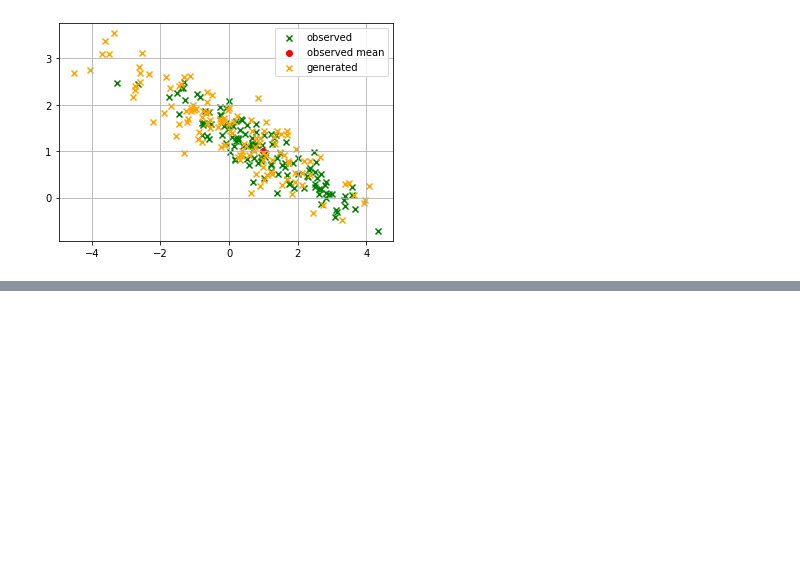
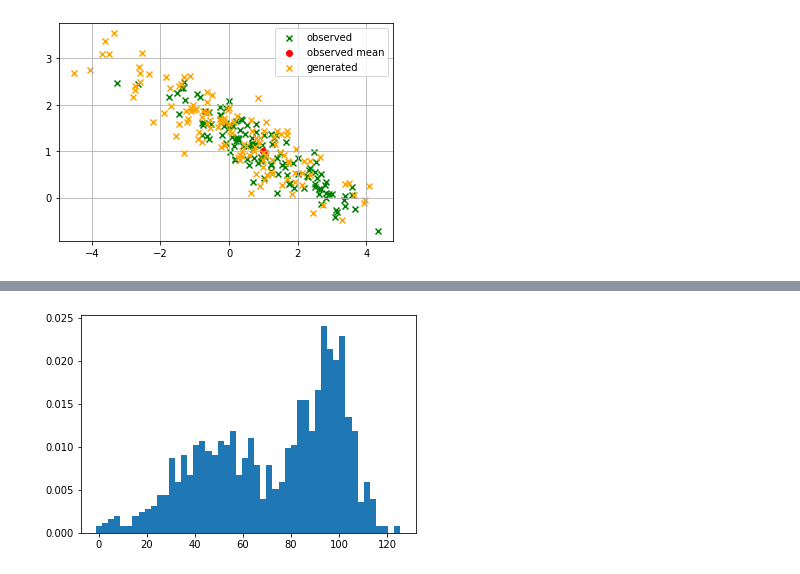
Before and after one commit to pbudzyns/generative-models, a Jupyter notebook: mcmc.ipynb, the cells around one changed output, grey strips where cells are left out. Cells and saved outputs as stored; diff of their text form; code cells hidden in the pictures; blank space fills up the shorter version.

```diff
--- a/mcmc.ipynb
+++ b/mcmc.ipynb
@@ -273,0 +283,10 @@ Acceptance rate:  0.7648041775456919
+# %%
+n_samples = 500
+s1 = np.random.normal(50, 20, n_samples)
+s2 = np.random.normal(95, 10, n_samples)
+observed = np.concatenate((s1, s2))
+
+plt.hist(observed, bins=50, density=True)
+plt.show()
+# %% [output]
+[figure, added]
```
Also changed, not shown: parts of 11 cells of this notebook, 1 other file.
